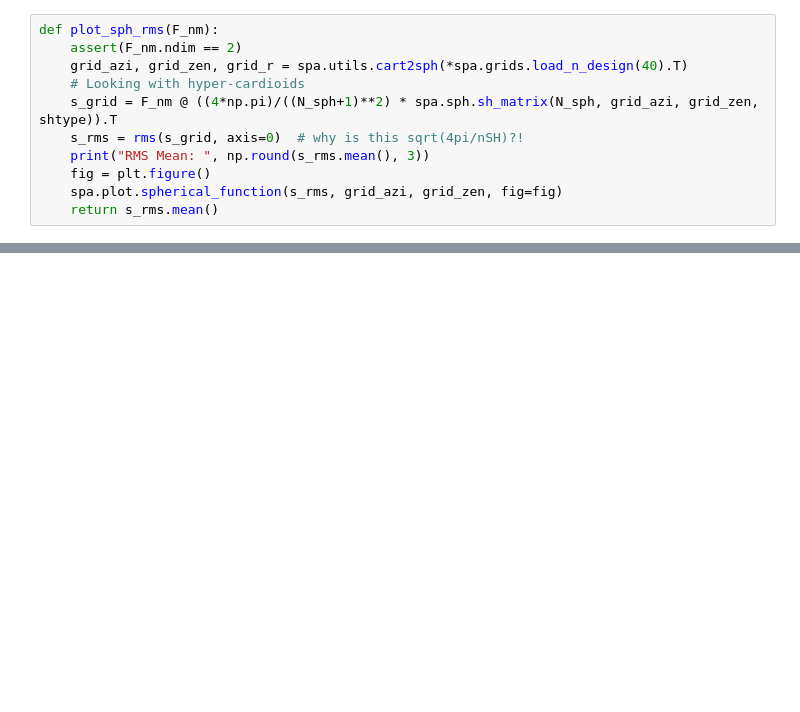
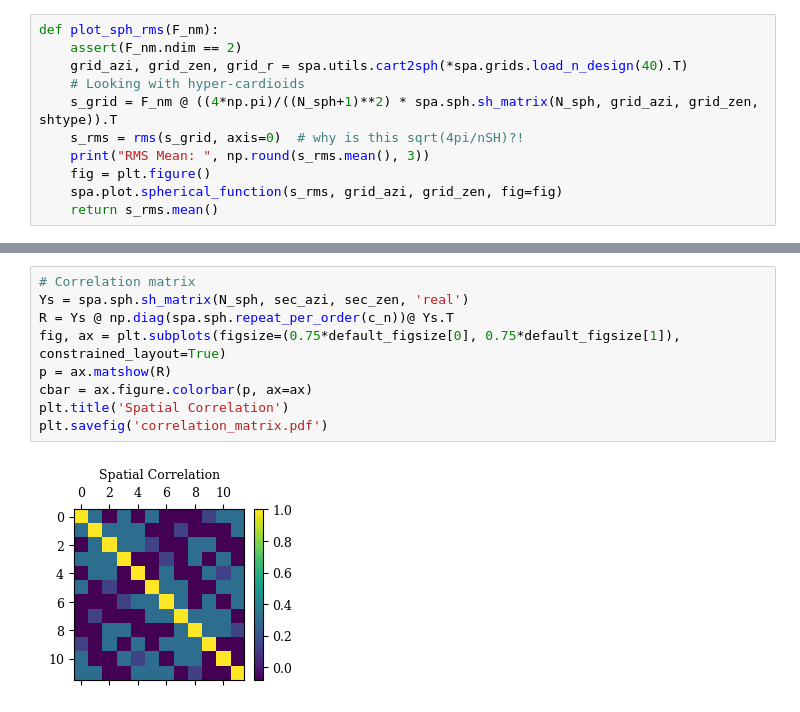
Before and after one commit to chris-hld/spaudiopy, a Jupyter notebook: examples/Sector_AnalysisSynthesis.ipynb, the cells around one changed output, grey strips where cells are left out. Drawn from its saved outputs; the diff is of its cells as text; blank space fills up the shorter version.

```diff
--- a/examples/Sector_AnalysisSynthesis.ipynb
+++ b/examples/Sector_AnalysisSynthesis.ipynb
@@ -254,0 +203,11 @@ plt.plot(np.abs(B_pinv.ravel() - beta_a*B_resynth.ravel()))
+# %%
+# Correlation matrix
+Ys = spa.sph.sh_matrix(N_sph, sec_azi, sec_zen, 'real')
+R = Ys @ np.diag(spa.sph.repeat_per_order(c_n))@ Ys.T
+fig, ax = plt.subplots(figsize=(0.75*default_figsize[0], 0.75*default_figsize[1]), constrained_layout=True)
+p = ax.matshow(R)
+cbar = ax.figure.colorbar(p, ax=ax)
+plt.title('Spatial Correlation')
+plt.savefig('correlation_matrix.pdf')
+# %% [output]
+[figure, added]
```
Also changed, not shown: parts of 31 cells of this notebook, 15 other files.
